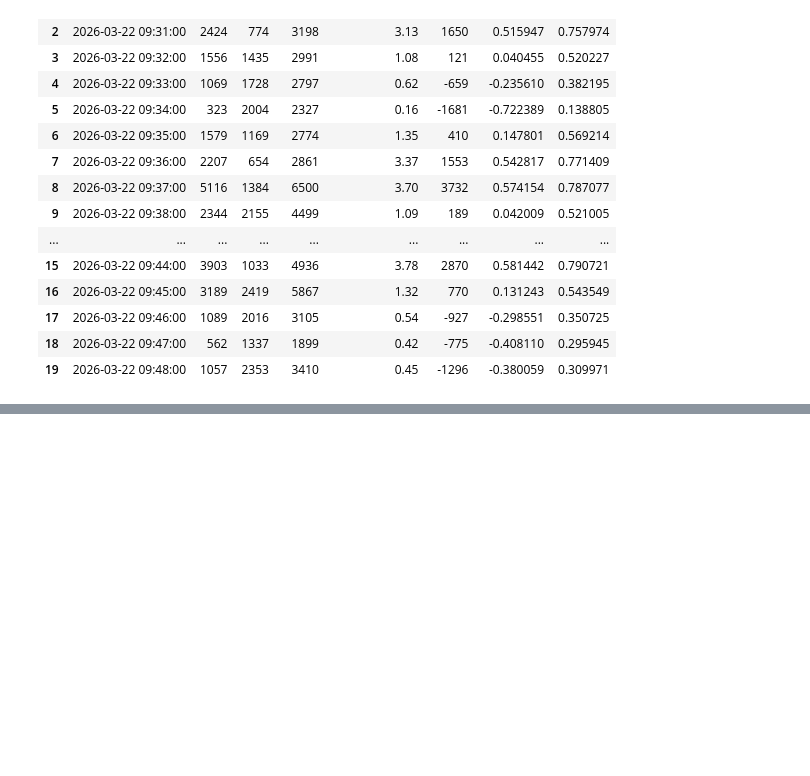
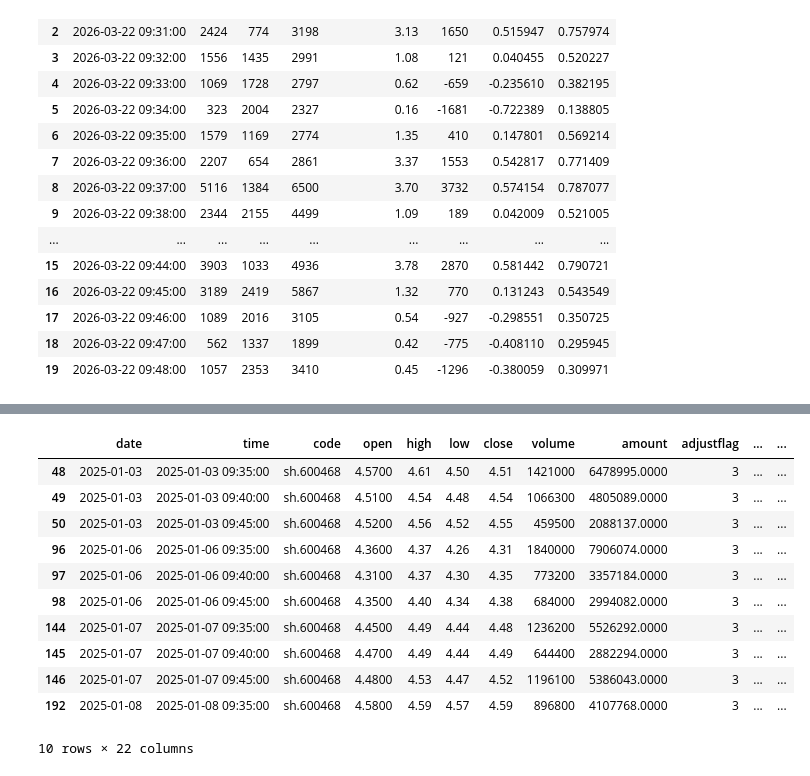
Before and after one commit to chen-cyw-yan/GP, a Jupyter notebook: 当日策列/股票数据.ipynb, the cells around one changed output, grey strips where cells are left out. Saved outputs shown, nothing was run; the diff lists cells and outputs as text; code cells hidden in the pictures; blank space fills up the shorter version.

```diff
--- a/当日策列/股票数据.ipynb
+++ b/当日策列/股票数据.ipynb
@@ -139,3 +139,38 @@ df.head(20)
 | 17 | 2026-03-22 09:30:48 | 70.00 | 0.19 | 465 | 3246744 | 买盘 | 2026-03-22 09:30:00 | 465 | 0 | 50635715 | 722000 | ... |
 | 18 | 2026-03-22 09:30:51 | 70.11 | 0.11 | 97 | 679067 | 买盘 | 2026-03-22 09:30:00 | 97 | 0 | 51314782 | 731700 | ... |
 | 19 | 2026-03-22 09:30:54 | 70.36 | 0.25 | 382 | 2682684 | 买盘 | 2026-03-22 09:30:00 | 382 | 0 | 53997466 | 769900 | ... |
+# %%
+
+import baostock as bs
+import pandas as pd
+
+#### 登陆系统 ####
+lg = bs.login()
+# 显示登陆返回信息
+print('login respond error_code:'+lg.error_code)
+print('login respond  error_msg:'+lg.error_msg)
+
+#### 获取沪深A股历史K线数据 ####
+# 详细指标参数，参见“历史行情指标参数”章节；“分钟线”参数与“日线”参数不同。“分钟线”不包含指数。
+# 分钟线指标：date,time,code,open,high,low,close,volume,amount,adjustflag
+# 周月线指标：date,code,open,high,low,close,volume,amount,adjustflag,turn,pctChg
+rs = bs.query_history_k_data_plus("sh.600468",
+    "date,time,code,open,high,low,close,volume,amount,adjustflag",
+    start_date='2025-01-01', end_date='2026-03-22',
+    frequency="5", adjustflag="3")
+print('query_history_k_data_plus respond error_code:'+rs.error_code)
+print('query_history_k_data_plus respond  error_msg:'+rs.error_msg)
+
+#### 打印结果集 ####
+data_list = []
+while (rs.error_code == '0') & rs.next():
+    # 获取一条记录，将记录合并在一起
+    data_list.append(rs.get_row_data())
+result = pd.DataFrame(data_list, columns=rs.fields)
+
+#### 结果集输出到csv文件 ####
+# result.to_csv("D:\\history_A_stock_k_data.csv", index=False)
+print(result)
+
+#### 登出系统 ####
+bs.logout()
@@ -141,0 +437,15 @@ df.head(20)
+# %%
+dfs.head(10)
+# %% [output]
+|  | date | time | code | open | high | low | close | volume | amount | adjustflag | ... | ... |
+| 48 | 2025-01-03 | 2025-01-03 09:35:00 | sh.600468 | 4.5700 | 4.61 | 4.50 | 4.51 | 1421000 | 6478995.0000 | 3 | ... | ... |
+| 49 | 2025-01-03 | 2025-01-03 09:40:00 | sh.600468 | 4.5100 | 4.54 | 4.48 | 4.54 | 1066300 | 4805089.0000 | 3 | ... | ... |
+| 50 | 2025-01-03 | 2025-01-03 09:45:00 | sh.600468 | 4.5200 | 4.56 | 4.52 | 4.55 | 459500 | 2088137.0000 | 3 | ... | ... |
+| 96 | 2025-01-06 | 2025-01-06 09:35:00 | sh.600468 | 4.3600 | 4.37 | 4.26 | 4.31 | 1840000 | 7906074.0000 | 3 | ... | ... |
+| 97 | 2025-01-06 | 2025-01-06 09:40:00 | sh.600468 | 4.3100 | 4.37 | 4.30 | 4.35 | 773200 | 3357184.0000 | 3 | ... | ... |
+| 98 | 2025-01-06 | 2025-01-06 09:45:00 | sh.600468 | 4.3500 | 4.40 | 4.34 | 4.38 | 684000 | 2994082.0000 | 3 | ... | ... |
+| 144 | 2025-01-07 | 2025-01-07 09:35:00 | sh.600468 | 4.4500 | 4.49 | 4.44 | 4.48 | 1236200 | 5526292.0000 | 3 | ... | ... |
+| 145 | 2025-01-07 | 2025-01-07 09:40:00 | sh.600468 | 4.4700 | 4.49 | 4.44 | 4.49 | 644400 | 2882294.0000 | 3 | ... | ... |
+| 146 | 2025-01-07 | 2025-01-07 09:45:00 | sh.600468 | 4.4800 | 4.53 | 4.47 | 4.52 | 1196100 | 5386043.0000 | 3 | ... | ... |
+| 192 | 2025-01-08 | 2025-01-08 09:35:00 | sh.600468 | 4.5800 | 4.59 | 4.57 | 4.59 | 896800 | 4107768.0000 | 3 | ... | ... |
+10 rows × 22 columns
```
Also changed, not shown: parts of 12 cells of this notebook.
